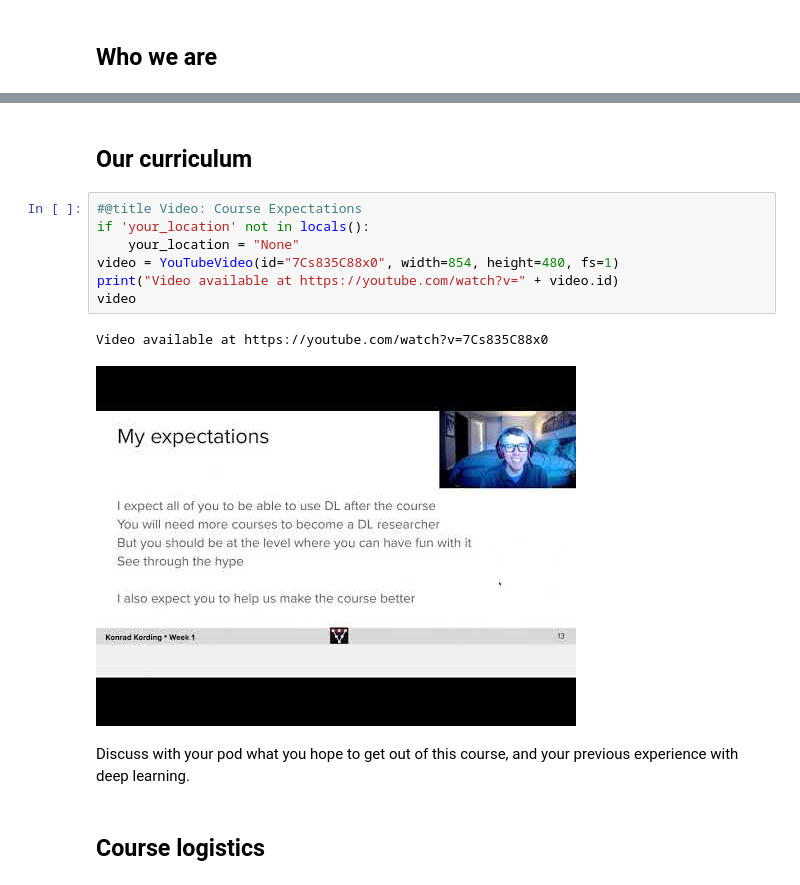
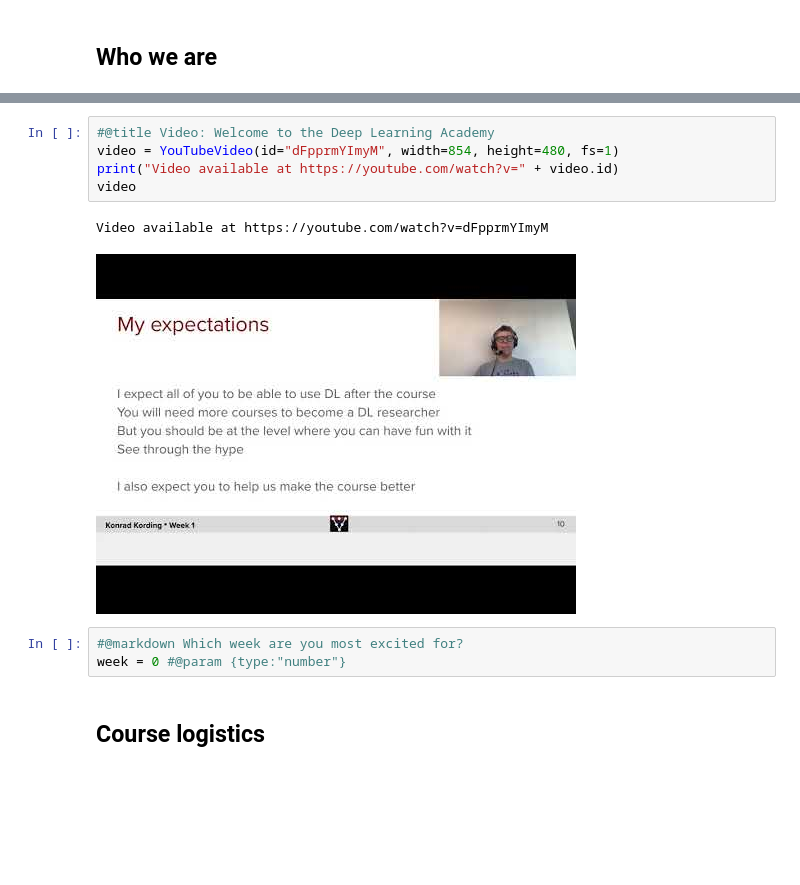
Before and after one commit to losina/course-content, a Jupyter notebook: tutorials/W1_AlphaZero/W1_Tutorial1.ipynb, the cells around one changed output, grey strips where cells are left out. Saved outputs shown, nothing was run; the diff lists cells and outputs as text; blank space fills up the shorter version.

Commit message:
Edits to Ex. 0; updated intro videos at the top; added "which week are you most excited about?"

```diff
--- a/tutorials/W1_AlphaZero/W1_Tutorial1.ipynb
+++ b/tutorials/W1_AlphaZero/W1_Tutorial1.ipynb
@@ -120,20 +88,17 @@ fig.update_layout(
 py.offline.iplot(fig)
 # %% [output]
 [interactive output not drawn]
-# %% [markdown]
-## Our curriculum
 # %%
-#@title Video: Course Expectations
-if 'your_location' not in locals():
-    your_location = "None"
-video = YouTubeVideo(id="7Cs835C88x0", width=854, height=480, fs=1)
+#@title Video: Welcome to the Deep Learning Academy
+video = YouTubeVideo(id="dFpprmYImyM", width=854, height=480, fs=1)
 print("Video available at https://youtube.com/watch?v=" + video.id)
 video
 # %% [output]
-Video available at https://youtube.com/watch?v=7Cs835C88x0
+Video available at https://youtube.com/watch?v=dFpprmYImyM
-[figure, old version]
+[figure, new version]
-# %% [markdown]
-Discuss with your pod what you hope to get out of this course, and your previous experience with deep learning.
+# %%
+#@markdown Which week are you most excited for?
+week = 0 #@param {type:"number"}
 # %% [markdown]
 ## Course logistics
 # %%
```
Also changed, not shown: parts of 19 cells of this notebook.
